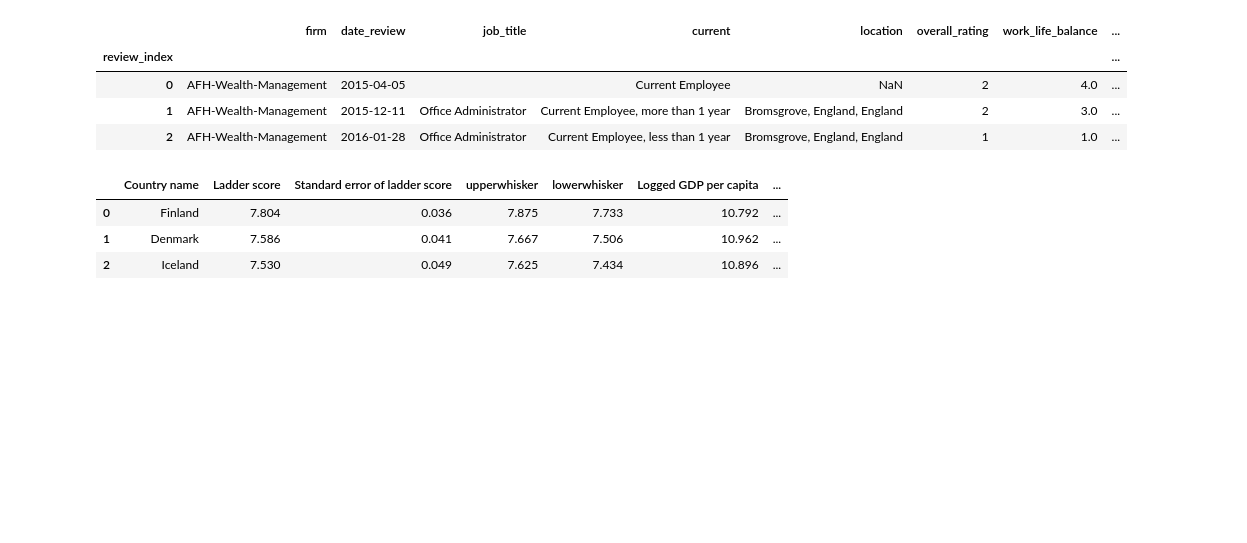
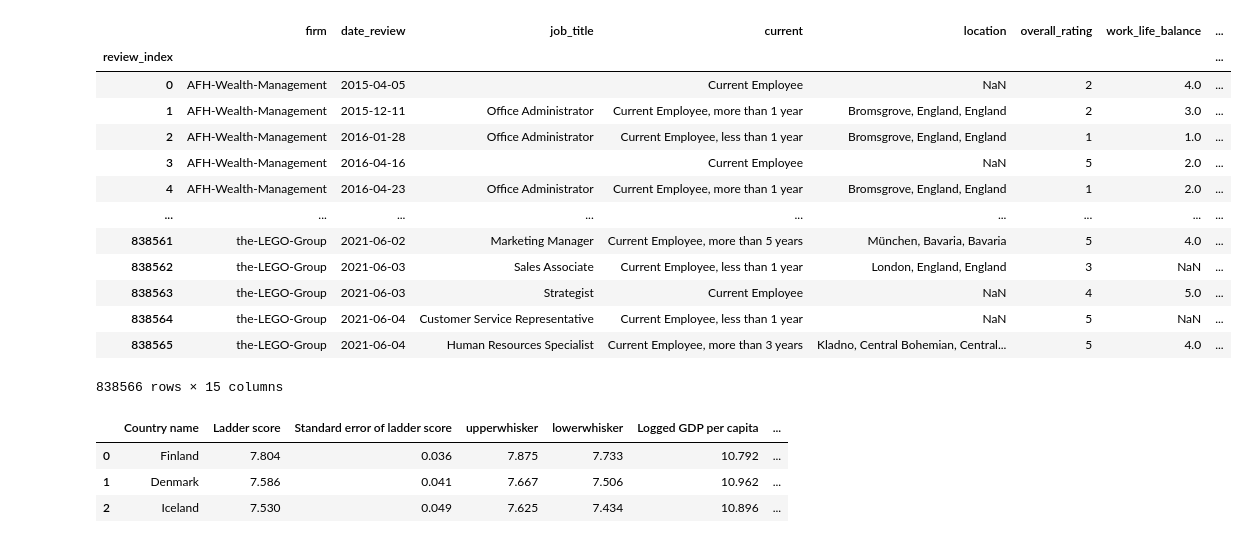
Before and after one commit to mlister3/job_satisfaction_neural_network, a Jupyter notebook: Data_Compile.ipynb, the cells around one changed output. Drawn from its saved outputs; the diff is of its cells as text; code cells hidden in the pictures; blank space fills up the shorter version.

```diff
--- a/Data_Compile.ipynb
+++ b/Data_Compile.ipynb
@@ -30,13 +32,22 @@ if load_descriptions == True:
 if load_world_happiness_report == True:
     WHR_df = pd.read_csv("https://www.dropbox.com/s/jyr4e7fleevrb1s/WHR2023.csv?dl=1")
 # %%
-working_df.head(3)
+working_df
 # %% [output]
 |  | firm | date_review | job_title | current | location | overall_rating | work_life_balance | ... |
 | review_index |  |  |  |  |  |  |  | ... |
 | 0 | AFH-Wealth-Management | 2015-04-05 |  | Current Employee | NaN | 2 | 4.0 | ... |
 | 1 | AFH-Wealth-Management | 2015-12-11 | Office Administrator | Current Employee, more than 1 year | Bromsgrove, England, England | 2 | 3.0 | ... |
 | 2 | AFH-Wealth-Management | 2016-01-28 | Office Administrator | Current Employee, less than 1 year | Bromsgrove, England, England | 1 | 1.0 | ... |
+| 3 | AFH-Wealth-Management | 2016-04-16 |  | Current Employee | NaN | 5 | 2.0 | ... |
+| 4 | AFH-Wealth-Management | 2016-04-23 | Office Administrator | Current Employee, more than 1 year | Bromsgrove, England, England | 1 | 2.0 | ... |
+| ... | ... | ... | ... | ... | ... | ... | ... | ... |
+| 838561 | the-LEGO-Group | 2021-06-02 | Marketing Manager | Current Employee, more than 5 years | München, Bavaria, Bavaria | 5 | 4.0 | ... |
+| 838562 | the-LEGO-Group | 2021-06-03 | Sales Associate | Current Employee, less than 1 year | London, England, England | 3 | NaN | ... |
+| 838563 | the-LEGO-Group | 2021-06-03 | Strategist | Current Employee | NaN | 4 | 5.0 | ... |
+| 838564 | the-LEGO-Group | 2021-06-04 | Customer Service Representative | Current Employee, less than 1 year | NaN | 5 | NaN | ... |
+| 838565 | the-LEGO-Group | 2021-06-04 | Human Resources Specialist | Current Employee, more than 3 years | Kladno, Central Bohemian, Central... | 5 | 4.0 | ... |
+838566 rows × 15 columns
 # %%
 WHR_df.head(3)
 # %% [output]
```
Also changed, not shown: parts of 60 cells of this notebook, 11 other files.
